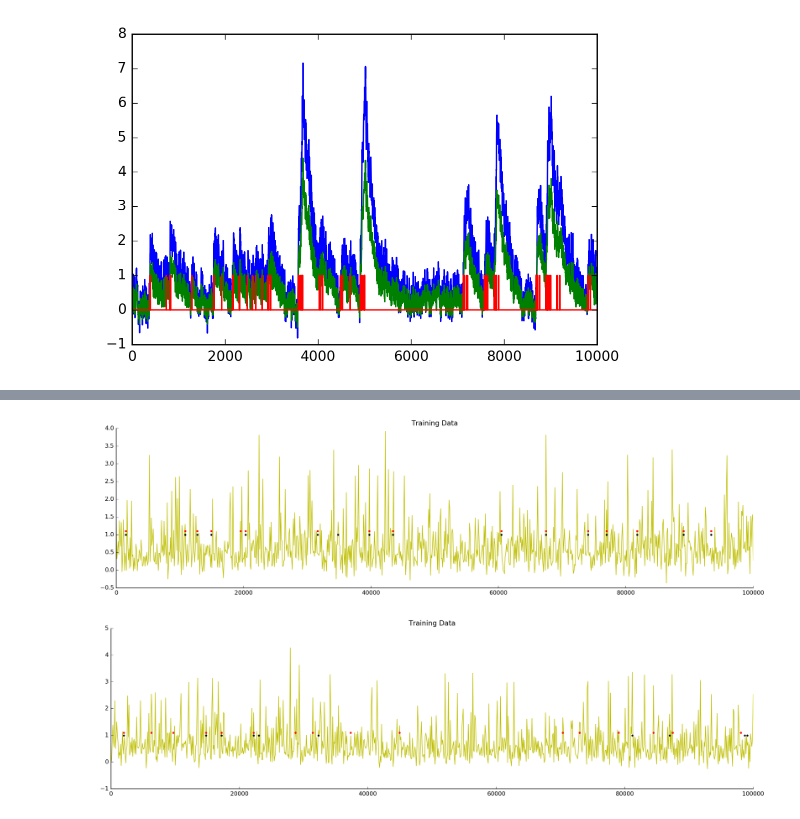
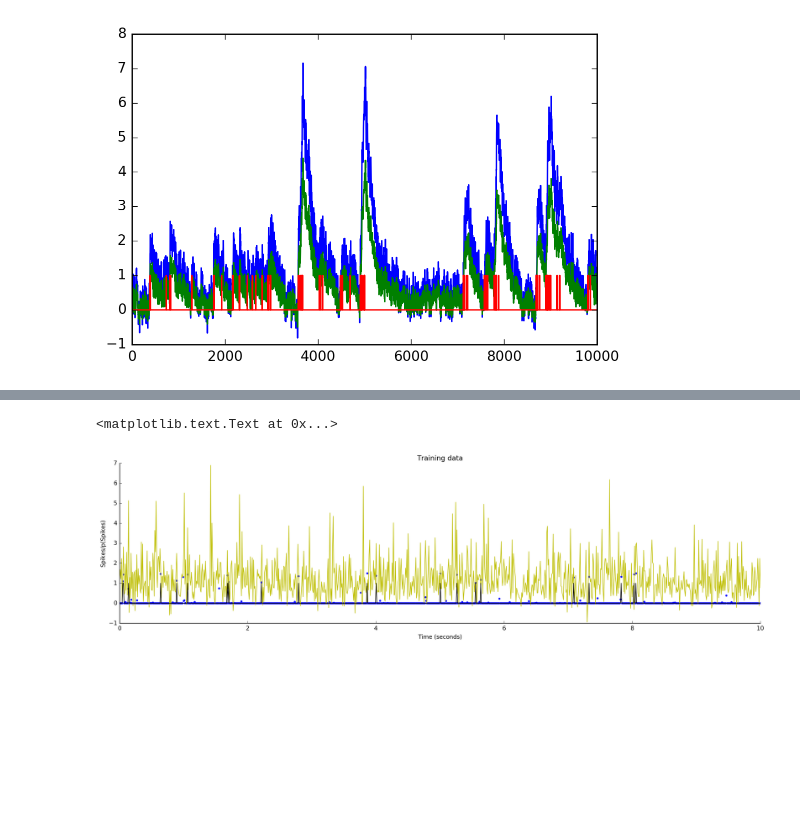
Before and after one commit to torbenator/calcium_spikes, a Jupyter notebook: calcium_imaging.ipynb, the cells around one changed output, grey strips where cells are left out. Drawn from its saved outputs; the diff is of its cells as text; code cells hidden in the pictures; blank space fills up the shorter version.

Commit message:
optimized xgboost hyperparameters. made cool figures.

```diff
--- a/calcium_imaging.ipynb
+++ b/calcium_imaging.ipynb
@@ -66,6 +66,7 @@ for f in fnames:
     spikes_list.append(temp_spikes)
 
 all_calcium = np.concatenate(calcium_list,1)
+all_calcium = all_calcium/np.std(all_calcium)
 all_spikes = np.concatenate(spikes_list,1)
 # %% [output]
 data.1.train.preprocessed.pck
@@ -282,0 +281,25 @@ KeyboardInterrupt:
+# %%
+best_params = {'objective': "binary:logistic",
+'eval_metric': "error",
+'eta': 1, #step size shrinkage. larger--> more conservative / less overfitting
+'alpha':0, #l1 regularization
+'lambda':0.1, #l2 regularizaion
+'gamma':1, # default = 0, minimum loss reduction to further partitian on a leaf node. larger-->more conservative
+#'max_depth': 5,
+'seed': 16,
+'silent': 1,
+'missing': '-999.0',
+#'colsample_bytree':.5 #new
+}
+
+model = xgb.train(best_params, dtrain, num_round)
+
+Yr = model.predict(dtrain_y)
+Yt = model.predict(dtest)
+
+Yr_rounded = np.array([round(i) for i in Yr]);
+Yt_rounded = np.array([round(i) for i in Yt]);
+train_accuracy = accuracy_score(y_train,Yr_rounded)
+test_accuracy = accuracy_score(y_test,Yt_rounded)
+train_precision = precision_score(y_train,Yr_rounded)
+test_precision = precision_score(y_test,Yt_rounded)
@@ -283,44 +378,20 @@ KeyboardInterrupt:
 # %%
-zoom_inds = [0,1000]
-x_axis = np.linspace(zoom_inds[0],srate*zoom_inds[1],zoom_inds[1]-zoom_inds[0])
-
+# demo figures
+zoom_inds = [1000,2000]
+x_axis = np.linspace(0,(zoom_inds[1]-zoom_inds[0])/srate,zoom_inds[1]-zoom_inds[0])
 fig = plt.figure(figsize=(20,5))
 ax1 = fig.add_subplot(1,1,1)
+ax1.plot(x_axis,Yr[zoom_inds[0]:zoom_inds[1]]*1.5,'b.') # *1.5 for visibility
 ax1.plot(x_axis,X_train[zoom_inds[0]:zoom_inds[1],0],'y')
-ax1.set_title('Training Data')
-
-plotting_Yr = Yr_rounded[zoom_inds[0]:zoom_inds[1]].T
-inds = np.where(plotting_Yr)
-ax1.plot(x_axis[inds],plotting_Yr[inds],'k.')
-plotting_y_train = y_train[zoom_inds[0]:zoom_inds[1]].T
-inds = np.where(plotting_y_train[0,:])
-ax1.plot(x_axis[inds[0]],plotting_y_train[0,inds[0]]+0.1,'r.')
+ax1.plot(x_axis,y_train[zoom_inds[0]:zoom_inds[1],0],'k')
 
 ax1.spines['right'].set_visible(False)
 ax1.spines['top'].set_visible(False)
 ax1.xaxis.set_ticks_position('bottom')
 ax1.yaxis.set_ticks_position('left')
+ax1.set_xlabel('Time (seconds)')
+ax1.set_ylabel('Spikes/p(Spikes)')
+ax1.set_title('Training data')
 # %% [output]
+<matplotlib.text.Text at 0x...>
-[figure, old version]
+[figure, new version]
-# %%
-zoom_inds = [0,1000]
-x_axis = np.linspace(zoom_inds[0],srate*zoom_inds[1],zoom_inds[1]-zoom_inds[0])
-
-fig = plt.figure(figsize=(20,5))
-ax1 = fig.add_subplot(1,1,1)
-ax1.plot(x_axis,X_test[zoom_inds[0]:zoom_inds[1],0],'y')
-ax1.set_title('Training Data')
-
-plotting_Yt = Yt_rounded[zoom_inds[0]:zoom_inds[1]].T
-inds = np.where(plotting_Yt)
-ax1.plot(x_axis[inds],plotting_Yt[inds],'k.')
-plotting_y_test = y_test[zoom_inds[0]:zoom_inds[1]].T
-inds = np.where(plotting_y_test[0,:])
-ax1.plot(x_axis[inds[0]],plotting_y_test[0,inds[0]]+0.1,'r.')
-
-ax1.spines['right'].set_visible(False)
-ax1.spines['top'].set_visible(False)
-ax1.xaxis.set_ticks_position('bottom')
-ax1.yaxis.set_ticks_position('left')
-# %% [output]
-[figure, removed]
```
Also changed, not shown: parts of 12 cells of this notebook, 36 other files.
